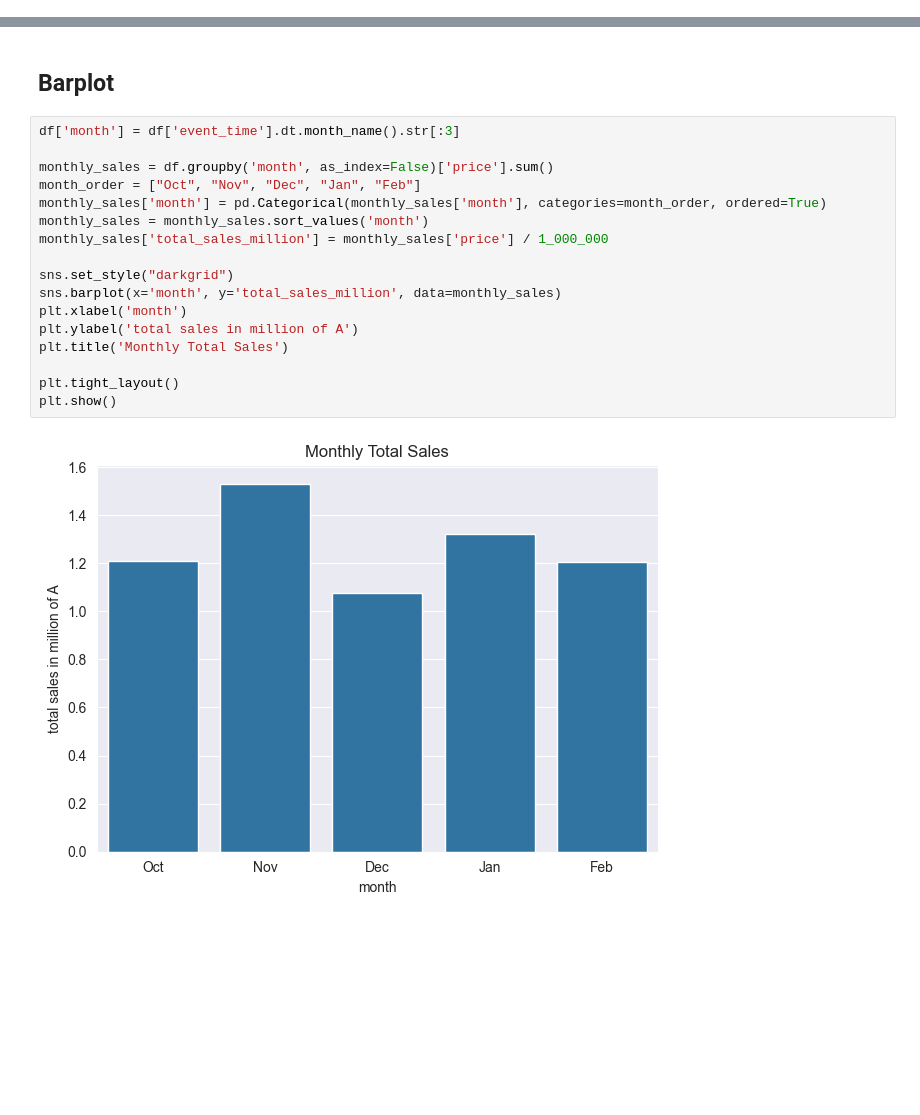
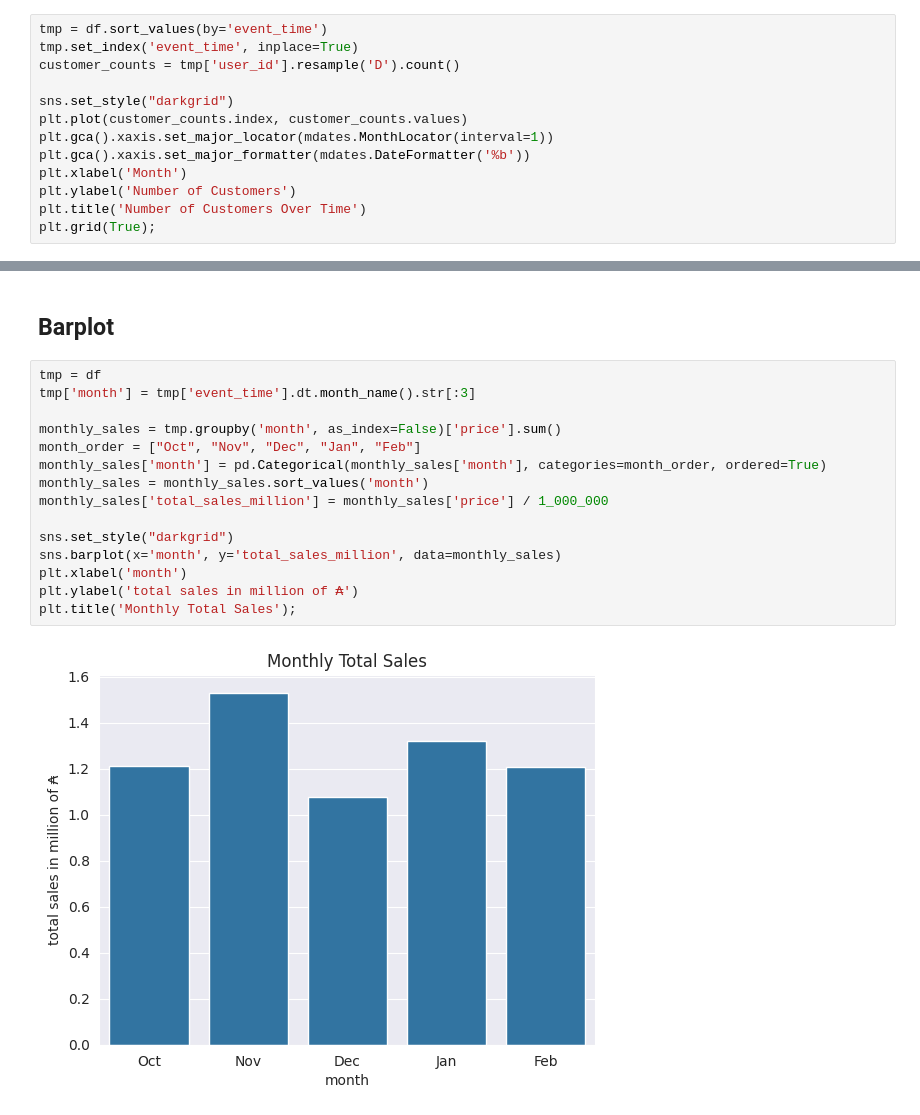
Before and after one commit to mdesmartin/piscine_datascience, a Jupyter notebook: 2_data_analyst/ex01/chart.ipynb, the cells around one changed output, grey strips where cells are left out. Drawn from its saved outputs; the diff is of its cells as text; blank space fills up the shorter version.

```diff
--- a/2_data_analyst/ex01/chart.ipynb
+++ b/2_data_analyst/ex01/chart.ipynb
@@ -31,0 +35,13 @@ df.head()
+# %%
+tmp = df.sort_values(by='event_time')
+tmp.set_index('event_time', inplace=True)
+customer_counts = tmp['user_id'].resample('D').count()
+
+sns.set_style("darkgrid")
+plt.plot(customer_counts.index, customer_counts.values)
+plt.gca().xaxis.set_major_locator(mdates.MonthLocator(interval=1))
+plt.gca().xaxis.set_major_formatter(mdates.DateFormatter('%b'))
+plt.xlabel('Month')
+plt.ylabel('Number of Customers')
+plt.title('Number of Customers Over Time')
+plt.grid(True);
@@ -32,21 +50,19 @@ df.head()
 # %% [markdown]
 ## Barplot
 # %%
-df['month'] = df['event_time'].dt.month_name().str[:3]
+tmp = df
+tmp['month'] = tmp['event_time'].dt.month_name().str[:3]
 
-monthly_sales = df.groupby('month', as_index=False)['price'].sum()
+monthly_sales = tmp.groupby('month', as_index=False)['price'].sum()
 month_order = ["Oct", "Nov", "Dec", "Jan", "Feb"]
 monthly_sales['month'] = pd.Categorical(monthly_sales['month'], categories=month_order, ordered=True)
 monthly_sales = monthly_sales.sort_values('month')
 monthly_sales['total_sales_million'] = monthly_sales['price'] / 1_000_000
 
 sns.set_style("darkgrid")
 sns.barplot(x='month', y='total_sales_million', data=monthly_sales)
 plt.xlabel('month')
-plt.ylabel('total sales in million of A')
-plt.title('Monthly Total Sales')
-
-plt.tight_layout()
-plt.show()
+plt.ylabel('total sales in million of ₳')
+plt.title('Monthly Total Sales');
 # %% [output]
-[figure, old version]
+[figure, new version]
```
Also changed, not shown: parts of 6 cells of this notebook, 4 other files.
